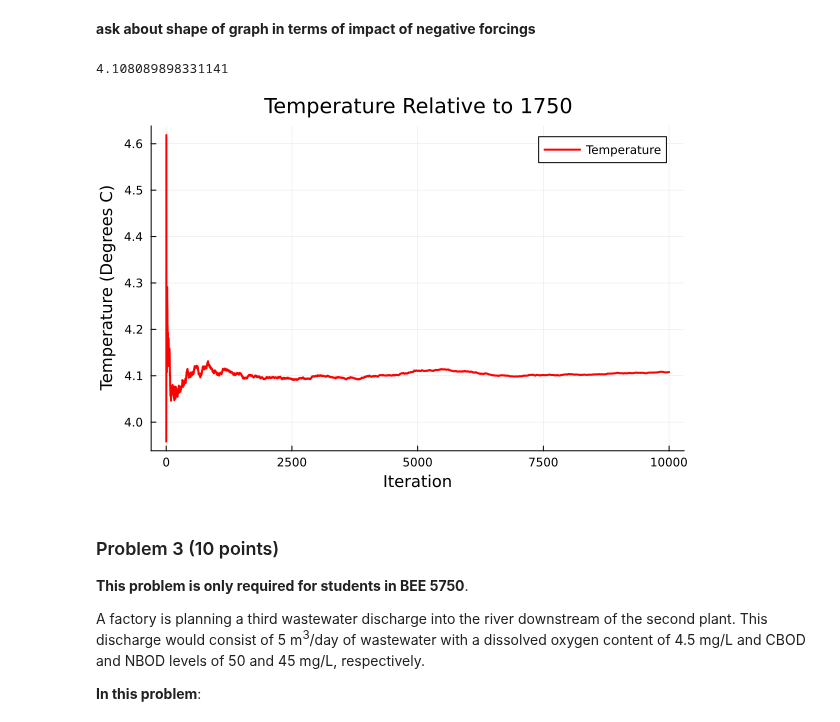
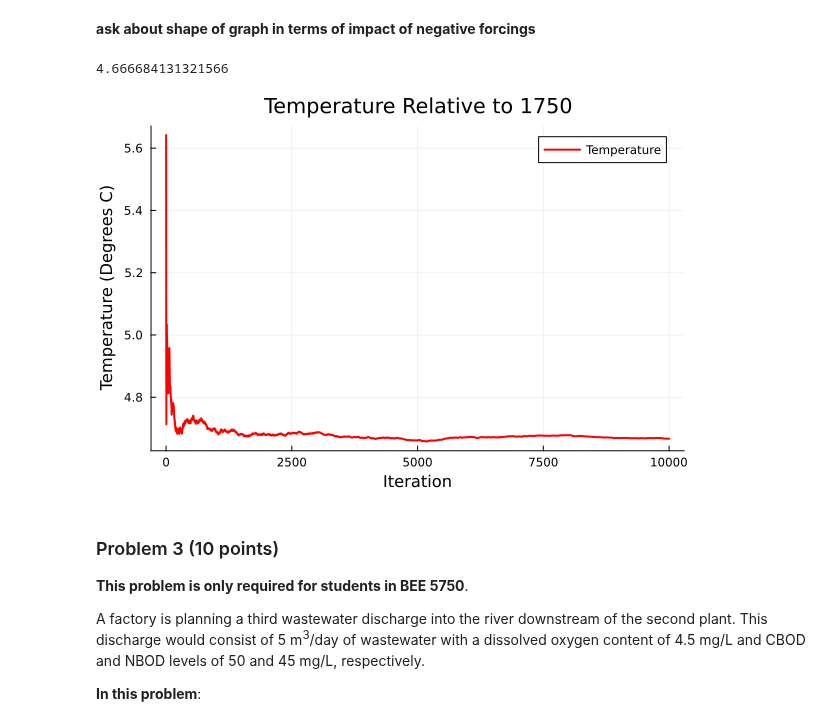
Before and after one commit to BEE4750-FA24/hw3-last-three-braincells, a Jupyter notebook: hw03.ipynb, the cells around one changed output. Drawn from its saved outputs; the diff is of its cells as text; code cells hidden in the pictures.

```diff
--- a/hw03.ipynb
+++ b/hw03.ipynb
@@ -399,35 +399,37 @@ plot(t, T_vec, label="Temperature", xlabel = "Year", ylabel = "Temperature (Degr
 # %% [markdown]
 **ask about shape of graph in terms of impact of negative forcings**
 # %%
-function MC_simulate_T(F, delta_t, C, n, t)
-    T_vec = zeros(length(t))
+function MC_simulate_T(F, delta_t, C, n, forcing_total)
+    T_vec = zeros(length(forcing_total))
     T_2100 = zeros(n)
     lambda_dist = LogNormal(log(2.1),(log(2)/4))
+    index = 350
     for k = 1:n
         lambda_sample = rand(lambda_dist)
         for i = 2:length(t)
+            F = forcing_total[i]
             T_vec[i] = T_vec[i-1] + (delta_t/C)*(F-lambda_sample*T_vec[i-1])
         end
-        T_2100[k] = T_vec[2100-1750]
+        T_2100[k] = T_vec[index]
     end
     return(T_2100)
 end
 
 F = 8.5 #radiative forcings
 n = 10_000
 
-T_2100 = MC_simulate_T(F, delta_t, C, n, t)
+T_2100 = MC_simulate_T(F, delta_t, C, n, forcing_total)
 
 T_run_est = cumsum(T_2100)./(1:n)
 n_vec = collect(1:n)
 
 MCTemp2100 = mean(T_2100)
 display(MCTemp2100)
 
 plot(n_vec, T_run_est, label="Temperature", xlabel = "Iteration", ylabel = "Temperature (Degrees C)", title = "Temperature Relative to 1750" , color=:red, linewidth=2)
 # %% [output]
-4.108089898331141
+4.666684131321566
-[figure, old version]
+[figure, new version]
 # %% [markdown]
 ### Problem 3 (10 points)
 
```
